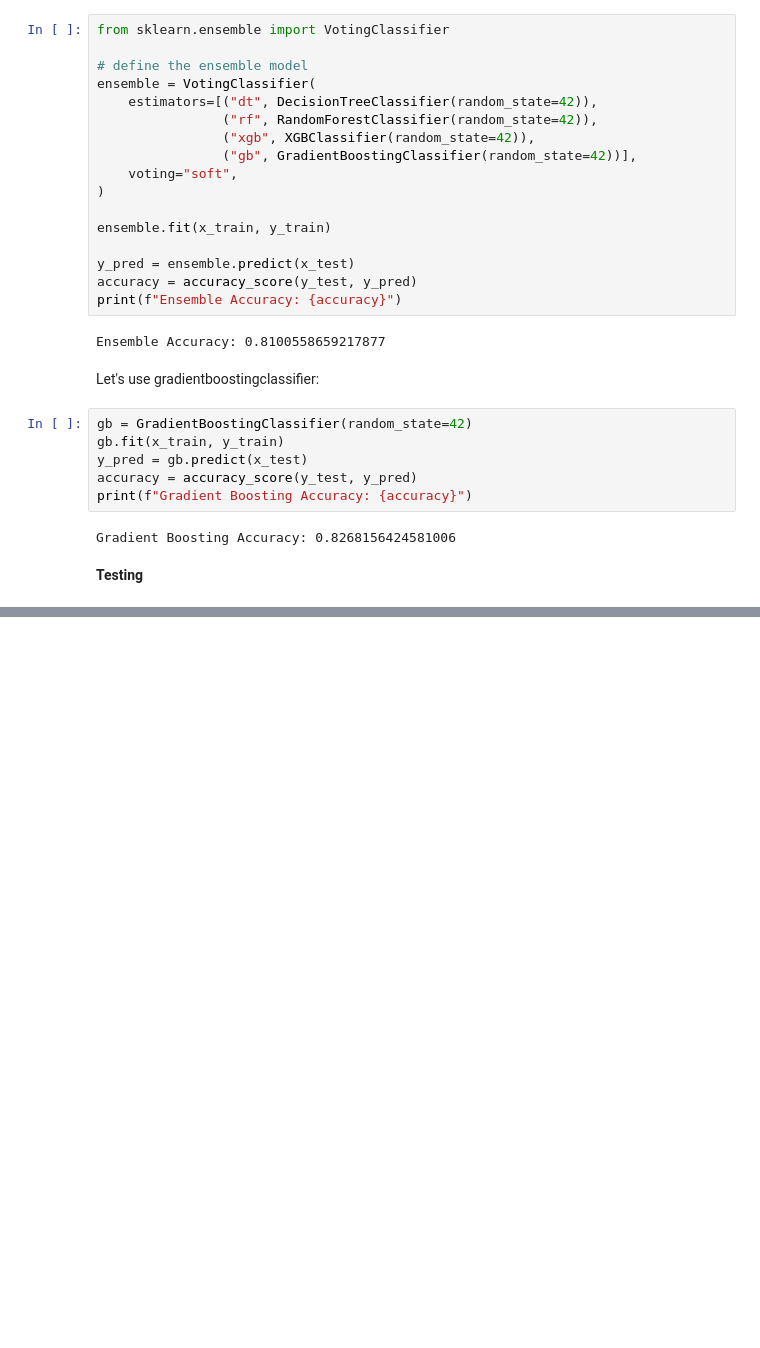
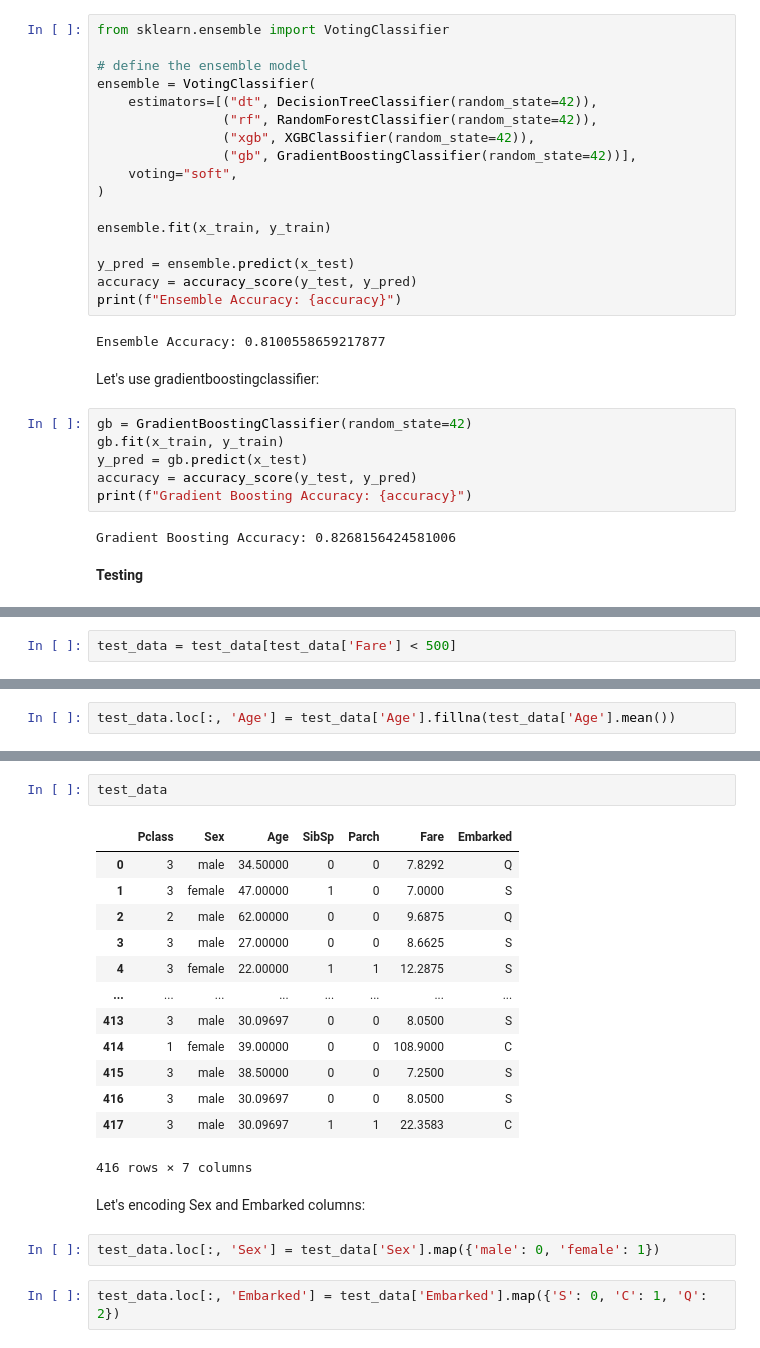
Before and after one commit to Korniev/Machine-Learning-projects, a Jupyter notebook: Titanic Prediction.ipynb, the cells around one changed output, grey strips where cells are left out. Cells and saved outputs as stored; diff of their text form; blank space fills up the shorter version.

```diff
--- a/Titanic Prediction.ipynb
+++ b/Titanic Prediction.ipynb
@@ -878,0 +946,2 @@ Gradient Boosting Accuracy: 0.8268156424581006
+# %%
+test_data = test_data[test_data['Fare'] < 500]
@@ -878,0 +963,2 @@ Gradient Boosting Accuracy: 0.8268156424581006
+# %%
+test_data.loc[:, 'Age'] = test_data['Age'].fillna(test_data['Age'].mean())
@@ -878,0 +976,22 @@ Gradient Boosting Accuracy: 0.8268156424581006
+# %%
+test_data
+# %% [output]
+|  | Pclass | Sex | Age | SibSp | Parch | Fare | Embarked |
+| 0 | 3 | male | 34.50000 | 0 | 0 | 7.8292 | Q |
+| 1 | 3 | female | 47.00000 | 1 | 0 | 7.0000 | S |
+| 2 | 2 | male | 62.00000 | 0 | 0 | 9.6875 | Q |
+| 3 | 3 | male | 27.00000 | 0 | 0 | 8.6625 | S |
+| 4 | 3 | female | 22.00000 | 1 | 1 | 12.2875 | S |
+| ... | ... | ... | ... | ... | ... | ... | ... |
+| 413 | 3 | male | 30.09697 | 0 | 0 | 8.0500 | S |
+| 414 | 1 | female | 39.00000 | 0 | 0 | 108.9000 | C |
+| 415 | 3 | male | 38.50000 | 0 | 0 | 7.2500 | S |
+| 416 | 3 | male | 30.09697 | 0 | 0 | 8.0500 | S |
+| 417 | 3 | male | 30.09697 | 1 | 1 | 22.3583 | C |
+416 rows × 7 columns
+# %% [markdown]
+Let's encoding Sex and Embarked columns:
+# %%
+test_data.loc[:, 'Sex'] = test_data['Sex'].map({'male': 0, 'female': 1})
+# %%
+test_data.loc[:, 'Embarked'] = test_data['Embarked'].map({'S': 0, 'C': 1, 'Q': 2})
```
Also changed, not shown: parts of 22 cells of this notebook.
